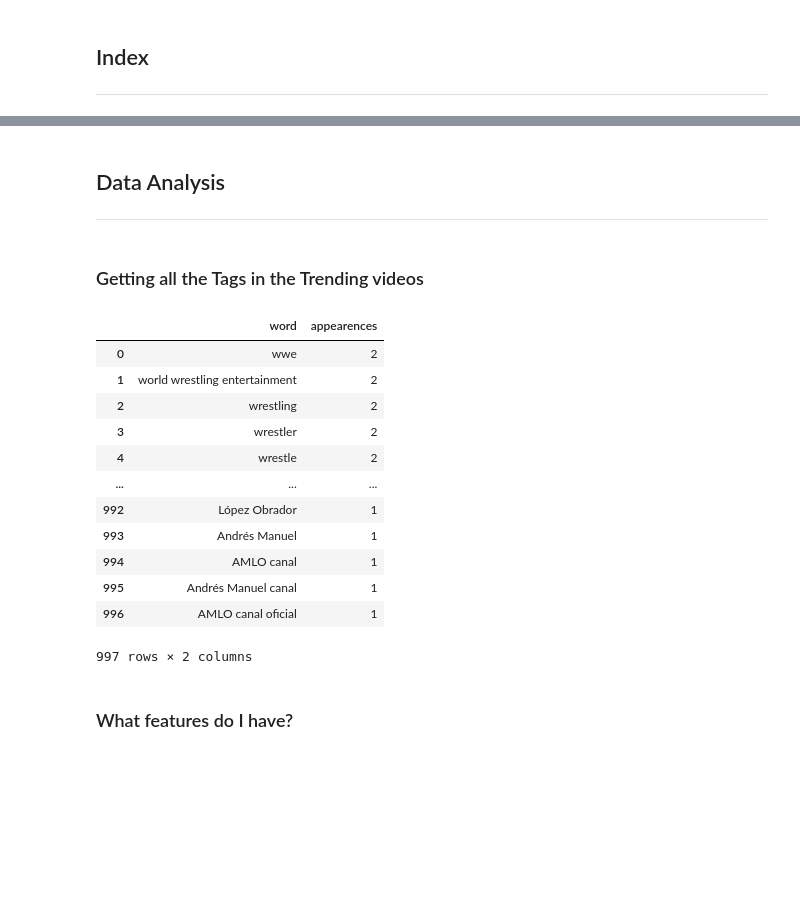
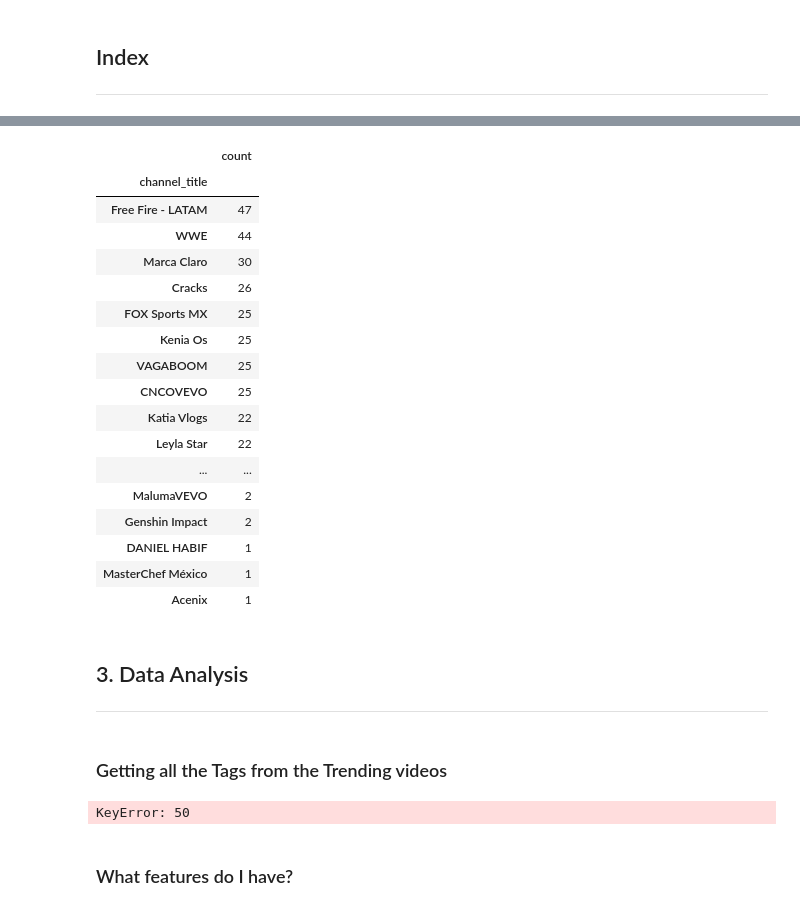
Before and after one commit to germarr/youtube_research, a Jupyter notebook: research_V1.ipynb, the cells around one changed output, grey strips where cells are left out. Saved outputs shown, nothing was run; the diff lists cells and outputs as text; code cells hidden in the pictures; blank space fills up the shorter version.

```diff
--- a/research_V1.ipynb
+++ b/research_V1.ipynb
@@ -124,11 +212,39 @@ trend_union.diff_in_views.plot()
+# %%
+# Looking for trend from publication
+lifetime_of_video = cf.monthly_file_from(get_country= ["MX"], type_of_file="union")
+
+
+lifetime_of_video["hour_trending"]= pd.DatetimeIndex(lifetime_of_video["trending_date"]).hour
+lifetime_of_video["day_trending"]=pd.DatetimeIndex(lifetime_of_video["trending_date"]).day
+
+lifetime_of_video[["channel_title","count"]].groupby("channel_title").count().sort_values(by="count", ascending=False)
+# %% [output]
+|  | count |
+| channel_title |  |
+| Free Fire - LATAM | 47 |
+| WWE | 44 |
+| Marca Claro | 30 |
+| Cracks | 26 |
+| FOX Sports MX | 25 |
+| Kenia Os | 25 |
+| VAGABOOM | 25 |
+| CNCOVEVO | 25 |
+| Katia Vlogs | 22 |
+| Leyla Star | 22 |
+| ... | ... |
+| MalumaVEVO | 2 |
+| Genshin Impact | 2 |
+| DANIEL HABIF | 1 |
+| MasterChef México | 1 |
+| Acenix | 1 |
 # %% [markdown]
-## Data Analysis
+## 3. Data Analysis
 ---
 # %% [markdown]
-### Getting all the Tags in the Trending videos
+### Getting all the Tags from the Trending videos
 # %%
 all_tags=[]
-tags_of_the_day = range(trending_video.tags.count())
+tags_of_the_day = range(mx_feb.tags.count())
 
 
 for index in tags_of_the_day:
@@ -148,19 +264,7 @@ topics_counted
 
 #flat_list = [item for sublist in all_tags for item in sublist]
 # %% [output]
-|  | word | appearences |
-| 0 | wwe | 2 |
-| 1 | world wrestling entertainment | 2 |
-| 2 | wrestling | 2 |
-| 3 | wrestler | 2 |
-| 4 | wrestle | 2 |
-| ... | ... | ... |
-| 992 | López Obrador | 1 |
-| 993 | Andrés Manuel | 1 |
-| 994 | AMLO canal | 1 |
-| 995 | Andrés Manuel canal | 1 |
-| 996 | AMLO canal oficial | 1 |
-997 rows × 2 columns
+KeyError: 50
 # %% [markdown]
 ### What features do I have?
 # %%
```
Also changed, not shown: parts of 37 cells of this notebook.
